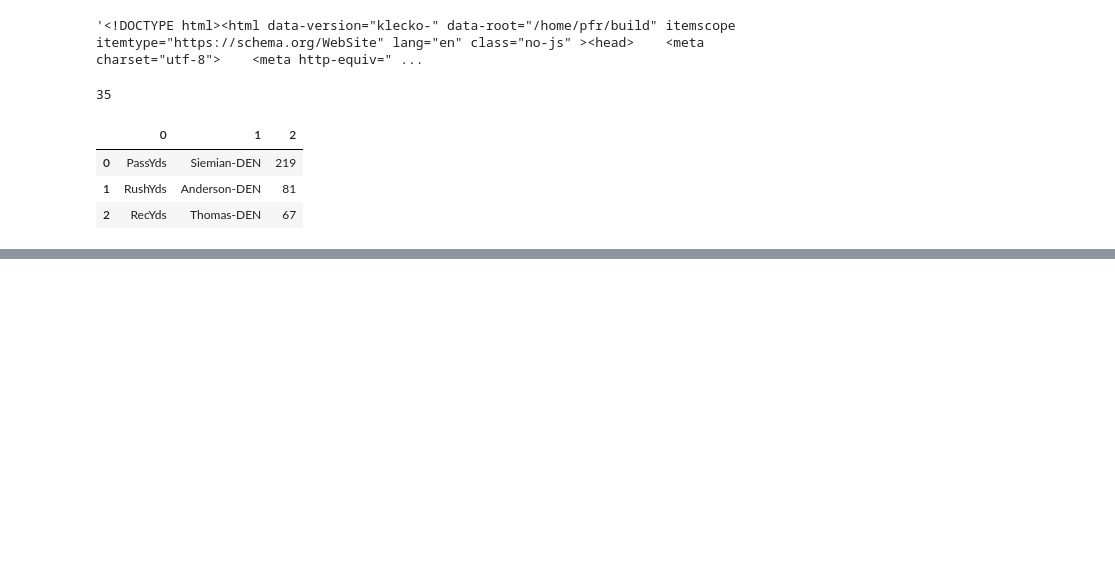
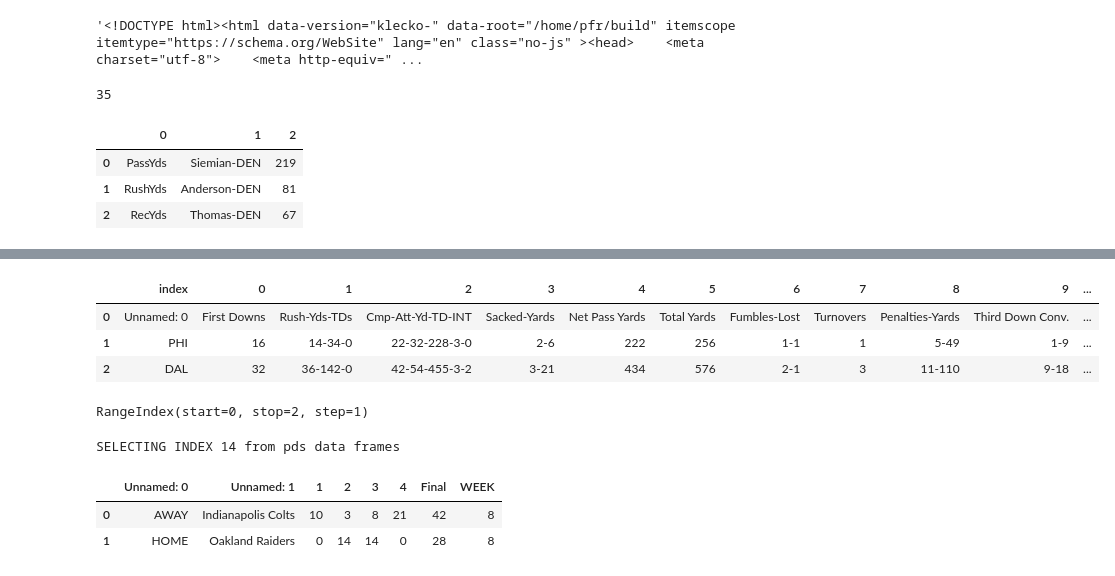
Before and after one commit to ChicagoDev/NFL_Score_Prediciton, a Jupyter notebook: NFL Scraping.ipynb, the cells around one changed output, grey strips where cells are left out. Saved outputs shown, nothing was run; the diff lists cells and outputs as text; code cells hidden in the pictures; blank space fills up the shorter version.

```diff
--- a/NFL Scraping.ipynb
+++ b/NFL Scraping.ipynb
@@ -340,0 +466,3 @@ output.close()
+# %%
+y = merge_one_gm_df(my_sum,long_game_data)
+y
@@ -340,0 +560,11 @@ output.close()
+# %%
+y
+# %% [output]
+|  | index | 0 | 1 | 2 | 3 | 4 | 5 | 6 | 7 | 8 | 9 | ... |
+| 0 | Unnamed: 0 | First Downs | Rush-Yds-TDs | Cmp-Att-Yd-TD-INT | Sacked-Yards | Net Pass Yards | Total Yards | Fumbles-Lost | Turnovers | Penalties-Yards | Third Down Conv. | ... |
+| 1 | PHI | 16 | 14-34-0 | 22-32-228-3-0 | 2-6 | 222 | 256 | 1-1 | 1 | 5-49 | 1-9 | ... |
+| 2 | DAL | 32 | 36-142-0 | 42-54-455-3-2 | 3-21 | 434 | 576 | 2-1 | 3 | 11-110 | 9-18 | ... |
+# %%
+x.index
+# %% [output]
+RangeIndex(start=0, stop=2, step=1)
@@ -340,0 +599,10 @@ output.close()
+# %%
+http_ftchd_tbl = get_quarter_table('https://www.pro-football-reference.com/boxscores/201810280rai.htm', 8)
+# %% [output]
+SELECTING INDEX 14 from pds data frames
+# %%
+http_ftchd_tbl
+# %% [output]
+|  | Unnamed: 0 | Unnamed: 1 | 1 | 2 | 3 | 4 | Final | WEEK |
+| 0 | AWAY | Indianapolis Colts | 10 | 3 | 8 | 21 | 42 | 8 |
+| 1 | HOME | Oakland Raiders | 0 | 14 | 14 | 0 | 28 | 8 |
```
Also changed, not shown: parts of 31 cells of this notebook, 4 other files.
